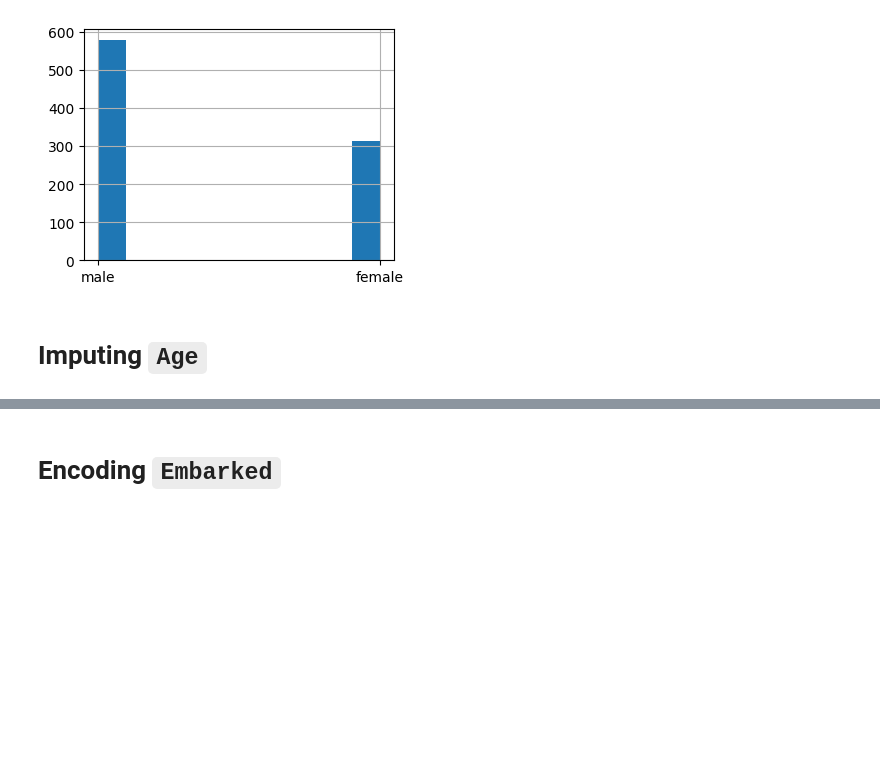
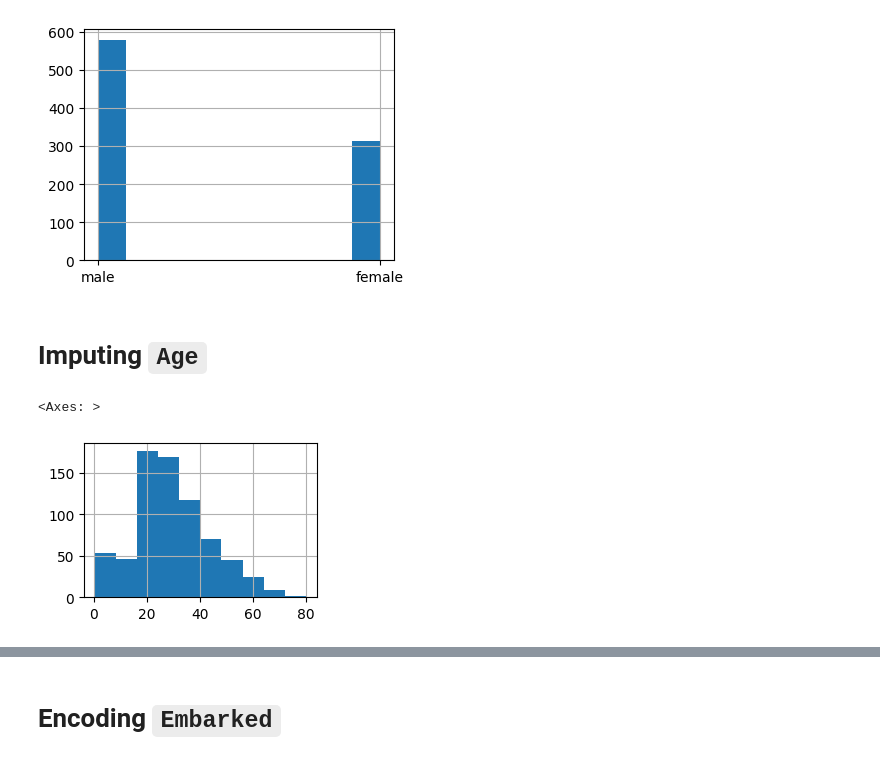
Before and after one commit to w4bo/AA2425-unibo-mldm, a Jupyter notebook: slides/lab-06-titanic.ipynb, the cells around one changed output, grey strips where cells are left out. Saved outputs shown, nothing was run; the diff lists cells and outputs as text; code cells hidden in the pictures; blank space fills up the shorter version.

```diff
--- a/slides/lab-06-titanic.ipynb
+++ b/slides/lab-06-titanic.ipynb
@@ -100,5 +100,11 @@ df['Sex'].hist(ax=ax)
 df['Sex'] = df['Sex'].map({'male': 0, 'female': 1})
 # %% [markdown]
 # Imputing `Age`
+# %%
+plt.figure(figsize=(3, 2))
+df["Age"].hist()
+# %% [output]
+<Axes: >
+[figure, added]
 # %%
 df["Age"]=df["Age"].fillna(df["Age"].mean())
```
Also changed, not shown: parts of 7 cells of this notebook, 1 other file.
